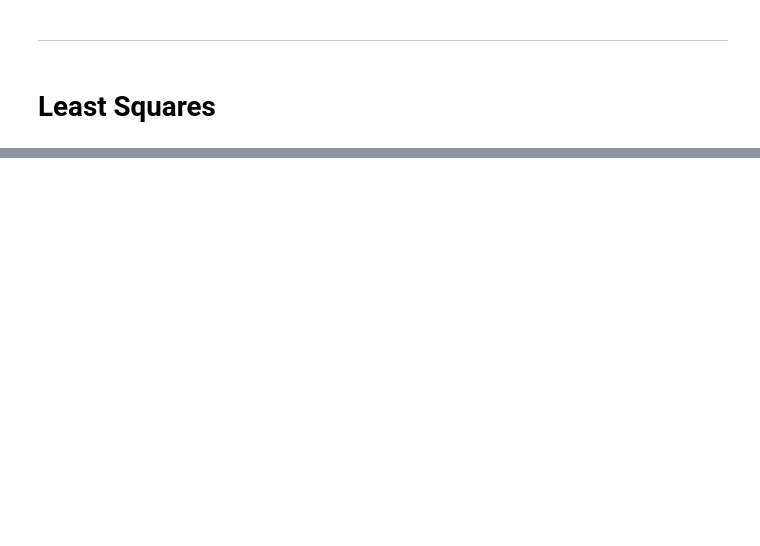
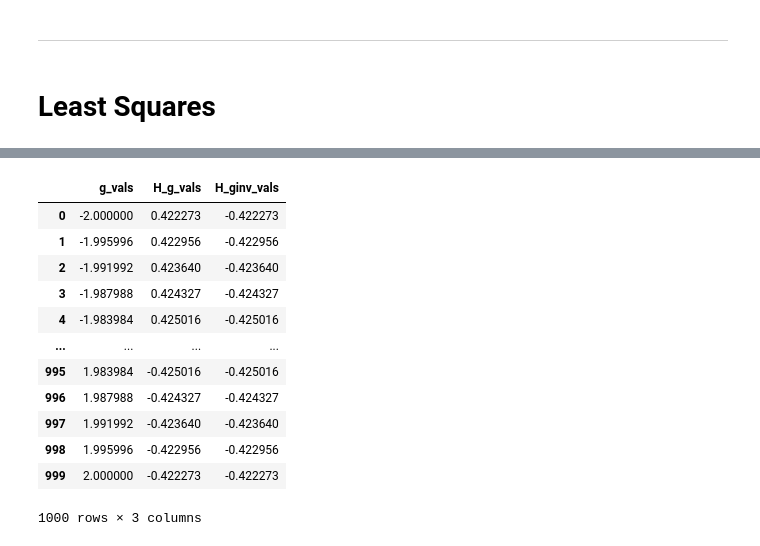
Before and after one commit to Mich-blz/Interpolations, a Jupyter notebook: Tarea1.ipynb, the cells around one changed output, grey strips where cells are left out. Saved outputs shown, nothing was run; the diff lists cells and outputs as text; code cells hidden in the pictures; blank space fills up the shorter version.

```diff
--- a/Tarea1.ipynb
+++ b/Tarea1.ipynb
@@ -282,0 +320,22 @@ array([0.04848685, 0.06715848, 0.11125523, 0.17251927, 0.22269976,
+# %%
+
+## * Main Objects
+sx = np.array(
+    [[0,1],[1,0]]
+)
+
+sz = np.array(
+    [[1,0],[0,-1]]
+)
+
+### * Idetity Matrix
+Id = np.identity(2)
+
+### * Number of spins
+N = 50
+
+J_x = np.random.rand()
+
+J_z = np.random.rand()
+
+g = J_x/J_z
@@ -282,0 +434,16 @@ array([0.04848685, 0.06715848, 0.11125523, 0.17251927, 0.22269976,
+# %%
+df
+# %% [output]
+|  | g_vals | H_g_vals | H_ginv_vals |
+| 0 | -2.000000 | 0.422273 | -0.422273 |
+| 1 | -1.995996 | 0.422956 | -0.422956 |
+| 2 | -1.991992 | 0.423640 | -0.423640 |
+| 3 | -1.987988 | 0.424327 | -0.424327 |
+| 4 | -1.983984 | 0.425016 | -0.425016 |
+| ... | ... | ... | ... |
+| 995 | 1.983984 | -0.425016 | -0.425016 |
+| 996 | 1.987988 | -0.424327 | -0.424327 |
+| 997 | 1.991992 | -0.423640 | -0.423640 |
+| 998 | 1.995996 | -0.422956 | -0.422956 |
+| 999 | 2.000000 | -0.422273 | -0.422273 |
+1000 rows × 3 columns
```
Also changed, not shown: parts of 14 cells of this notebook.
